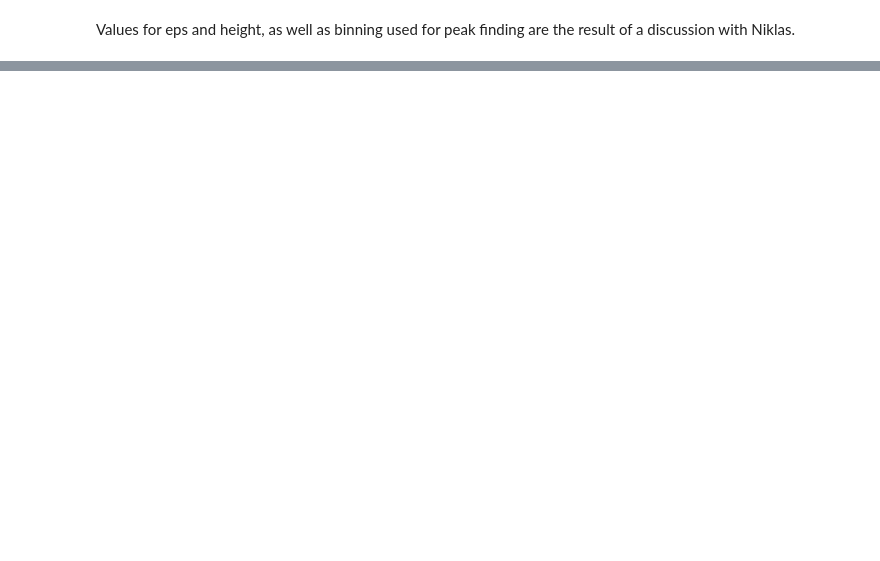
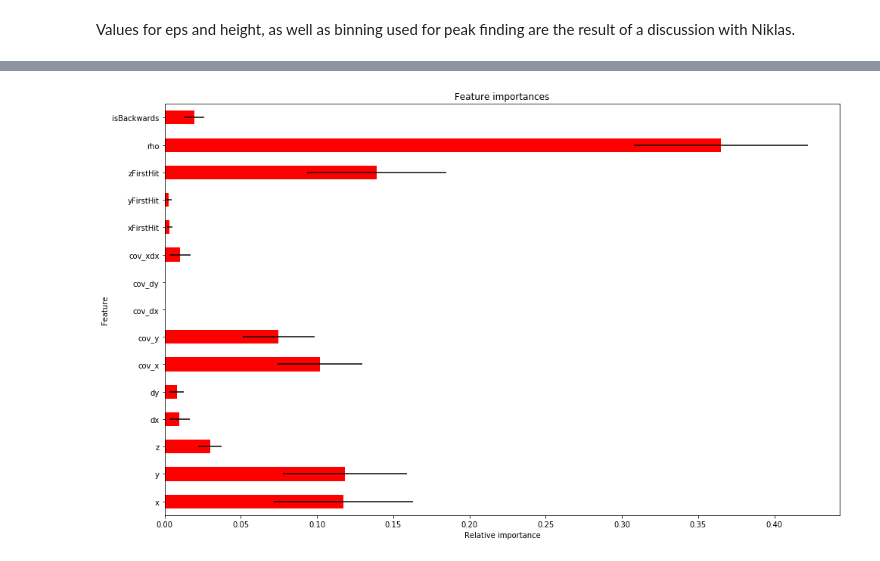
Before and after one commit to petruccs/rapid2018, a Jupyter notebook: KD.ipynb, the cells around one changed output, grey strips where cells are left out. Drawn from its saved outputs; the diff is of its cells as text; code cells hidden in the pictures; blank space fills up the shorter version.

Commit message:
Add ML training and validation.

```diff
--- a/KD.ipynb
+++ b/KD.ipynb
@@ -37,0 +51,14 @@ Values for eps and height, as well as binning used for peak finding are the resu
+# %%
+import glob
+
+def load_all(filename):
+    data = helpers.load_data(filename)
+    return helpers.match_tracks_mc(
+        helpers.extract_tracks(data),
+        helpers.extract_hits(data),
+        helpers.extract_mcpv(data),
+        helpers.extract_mc(data)
+    )
+# %%
+files = glob.glob('../vertex_finding/data/train/*.json')
+df = pd.concat([load_all(f) for f in files])
@@ -37,0 +70,2 @@ Values for eps and height, as well as binning used for peak finding are the resu
+# %%
+df = helpers.generate_features(df)
@@ -37,0 +103,22 @@ Values for eps and height, as well as binning used for peak finding are the resu
+# %%
+cv = StratifiedKFold(10, shuffle=True)
+#cv = KFold(10, shuffle=True)
+cms_train = []
+cms_test = []
+roc_train = []
+roc_test = []
+models = []
+
+for train, test in cv.split(X, y):
+    X_train = X[train]
+    y_train = y[train]
+    X_test = X[test]
+    y_test = y[test]
+    m = model().fit(X_train, y_train)
+    models.append(m)
+    # Confusion matrices
+    cms_train.append(confusion_matrix(y_train, m.predict(X_train)))
+    cms_test.append(confusion_matrix(y_test, m.predict(X_test)))
+    # ROC curves
+    roc_train.append(roc_curve(y_train, m.predict_proba(X_train)[:, 1]))
+    roc_test.append(roc_curve(y_test, m.predict_proba(X_test)[:, 1]))
@@ -37,0 +178,8 @@ Values for eps and height, as well as binning used for peak finding are the resu
+# %%
+feature_importances = pd.DataFrame([m.feature_importances_ for m in models], columns = features)
+feature_importances.mean().plot.barh(xerr=feature_importances.std(), color='r')
+plt.xlabel('Relative importance')
+plt.ylabel('Feature')
+_ = plt.title('Feature importances')
+# %% [output]
+[figure, added]
```
Also changed, not shown: parts of 12 cells of this notebook, 1 other file.
